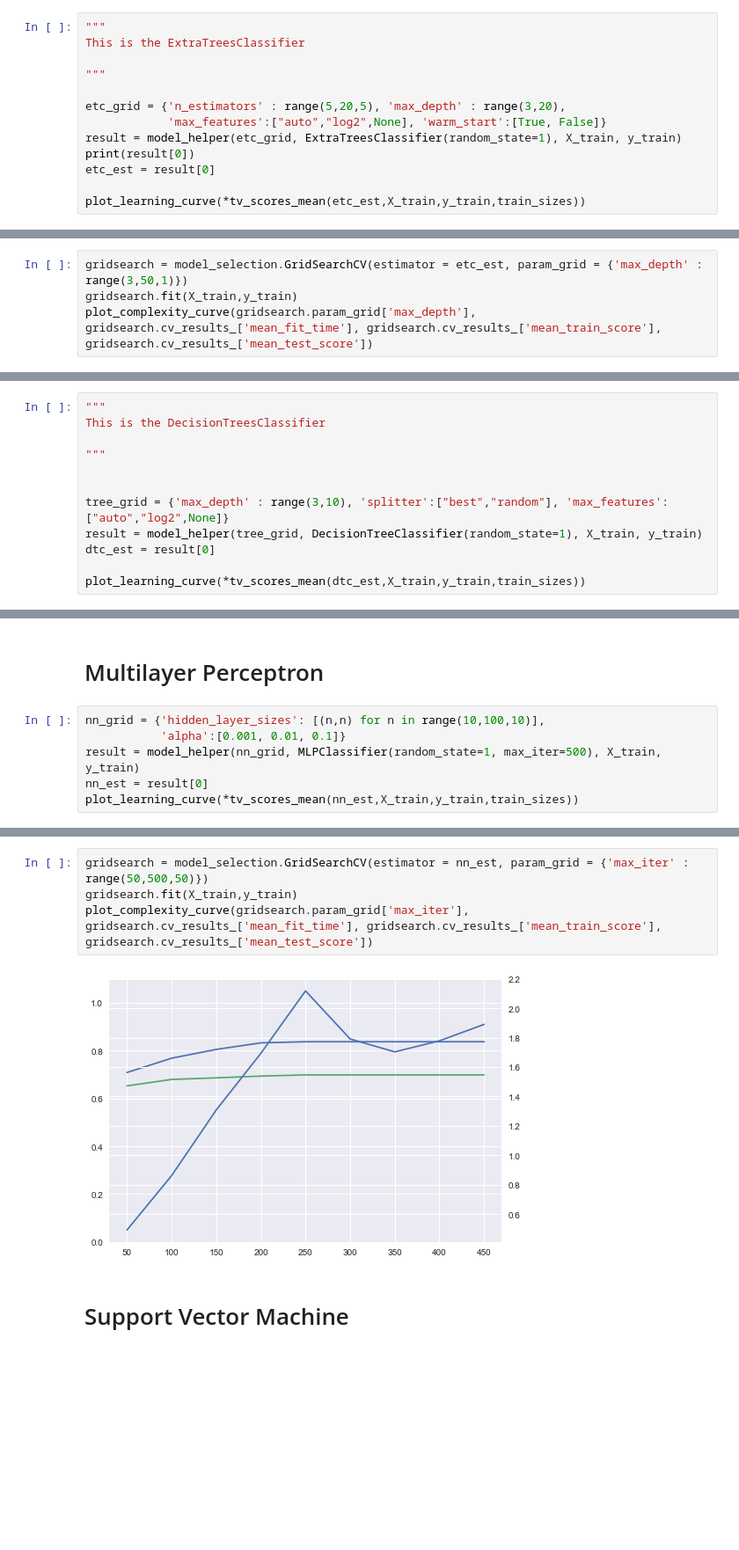
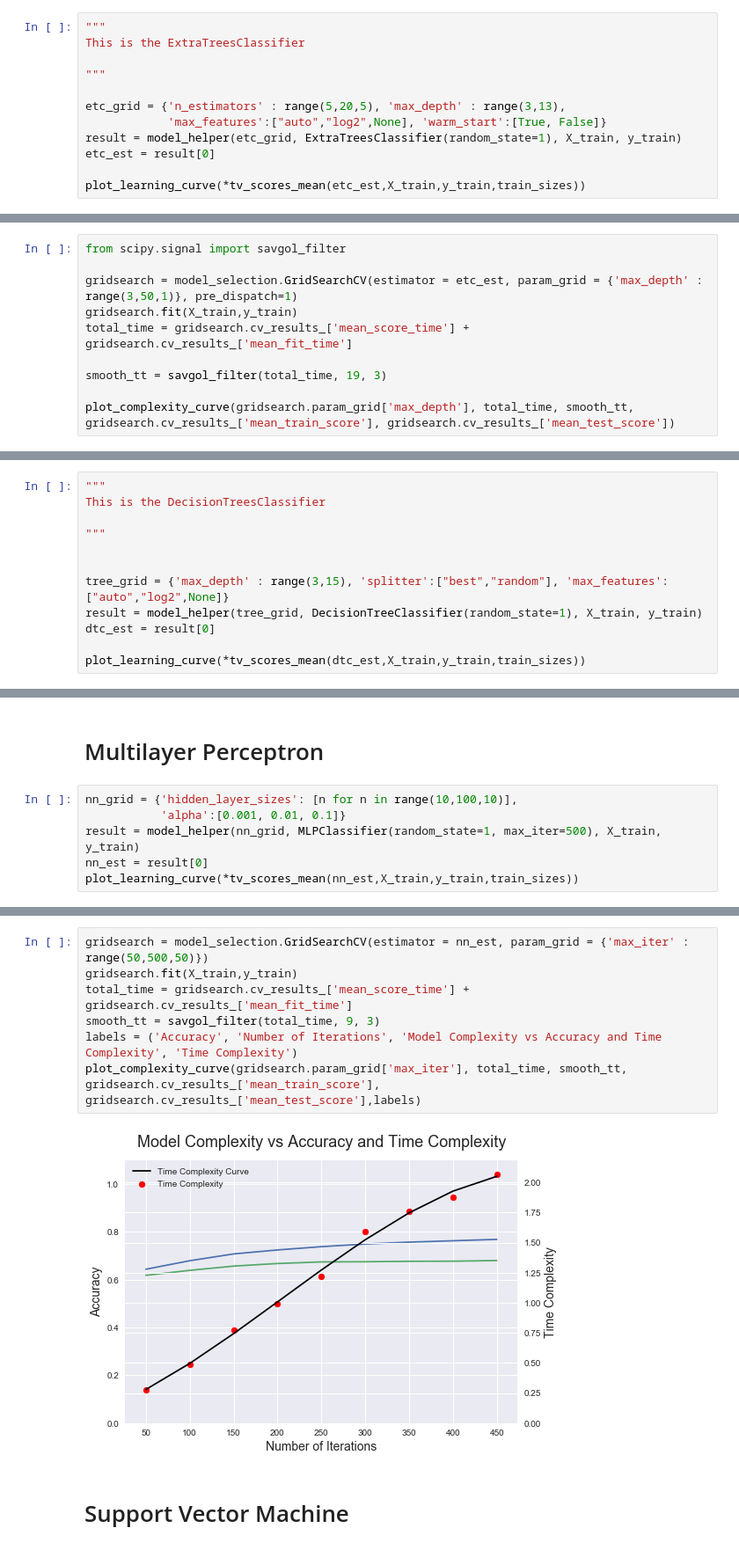
Before and after one commit to nshea3/ml_notebooks, a Jupyter notebook: ML_P1_welllogs.ipynb, the cells around one changed output, grey strips where cells are left out. Shown at 88% size. Saved outputs shown, nothing was run; the diff lists cells and outputs as text; blank space fills up the shorter version.

```diff
--- a/ML_P1_welllogs.ipynb
+++ b/ML_P1_welllogs.ipynb
@@ -153,10 +172,9 @@ This is the ExtraTreesClassifier
 
 """
 
-etc_grid = {'n_estimators' : range(5,20,5), 'max_depth' : range(3,20),
+etc_grid = {'n_estimators' : range(5,20,5), 'max_depth' : range(3,13),
             'max_features':["auto","log2",None], 'warm_start':[True, False]}
 result = model_helper(etc_grid, ExtraTreesClassifier(random_state=1), X_train, y_train)
-print(result[0])
 etc_est = result[0]
 
 plot_learning_curve(*tv_scores_mean(etc_est,X_train,y_train,train_sizes))
@@ -178,5 +190,11 @@ ExtraTreesClassifier(bootstrap=False, class_weight=None, criterion='gini',
 # %%
-gridsearch = model_selection.GridSearchCV(estimator = etc_est, param_grid = {'max_depth' : range(3,50,1)})
+from scipy.signal import savgol_filter
+
+gridsearch = model_selection.GridSearchCV(estimator = etc_est, param_grid = {'max_depth' : range(3,50,1)}, pre_dispatch=1)
 gridsearch.fit(X_train,y_train)
-plot_complexity_curve(gridsearch.param_grid['max_depth'], gridsearch.cv_results_['mean_fit_time'], gridsearch.cv_results_['mean_train_score'], gridsearch.cv_results_['mean_test_score'])
+total_time = gridsearch.cv_results_['mean_score_time'] + gridsearch.cv_results_['mean_fit_time']
+
+smooth_tt = savgol_filter(total_time, 19, 3)
+
+plot_complexity_curve(gridsearch.param_grid['max_depth'], total_time, smooth_tt, gridsearch.cv_results_['mean_train_score'], gridsearch.cv_results_['mean_test_score'])
 # %% [output]
@@ -190,7 +210,7 @@ This is the DecisionTreesClassifier
 """
 
 
-tree_grid = {'max_depth' : range(3,10), 'splitter':["best","random"], 'max_features':["auto","log2",None]}
+tree_grid = {'max_depth' : range(3,15), 'splitter':["best","random"], 'max_features':["auto","log2",None]}
 result = model_helper(tree_grid, DecisionTreeClassifier(random_state=1), X_train, y_train)
 dtc_est = result[0]
 
@@ -255,7 +279,7 @@ RandomForestClassifier(bootstrap=True, class_weight=None, criterion='gini',
 # %% [markdown]
 # Multilayer Perceptron
 # %%
-nn_grid = {'hidden_layer_sizes': [(n,n) for n in range(10,100,10)],
+nn_grid = {'hidden_layer_sizes': [n for n in range(10,100,10)],
            'alpha':[0.001, 0.01, 0.1]}
 result = model_helper(nn_grid, MLPClassifier(random_state=1, max_iter=500), X_train, y_train)
 nn_est = result[0]
@@ -273,9 +297,12 @@ MLPClassifier(activation='relu', alpha=0.001, batch_size='auto', beta_1=0.9,
 # %%
 gridsearch = model_selection.GridSearchCV(estimator = nn_est, param_grid = {'max_iter' : range(50,500,50)})
 gridsearch.fit(X_train,y_train)
-plot_complexity_curve(gridsearch.param_grid['max_iter'], gridsearch.cv_results_['mean_fit_time'], gridsearch.cv_results_['mean_train_score'], gridsearch.cv_results_['mean_test_score'])
+total_time = gridsearch.cv_results_['mean_score_time'] + gridsearch.cv_results_['mean_fit_time']
+smooth_tt = savgol_filter(total_time, 9, 3)
+labels = ('Accuracy', 'Number of Iterations', 'Model Complexity vs Accuracy and Time Complexity', 'Time Complexity')
+plot_complexity_curve(gridsearch.param_grid['max_iter'], total_time, smooth_tt, gridsearch.cv_results_['mean_train_score'], gridsearch.cv_results_['mean_test_score'],labels)
 # %% [output]
-[figure, old version]
+[figure, new version]
 # %% [markdown]
 # Support Vector Machine
 # %%
```
Also changed, not shown: parts of 16 cells of this notebook.
